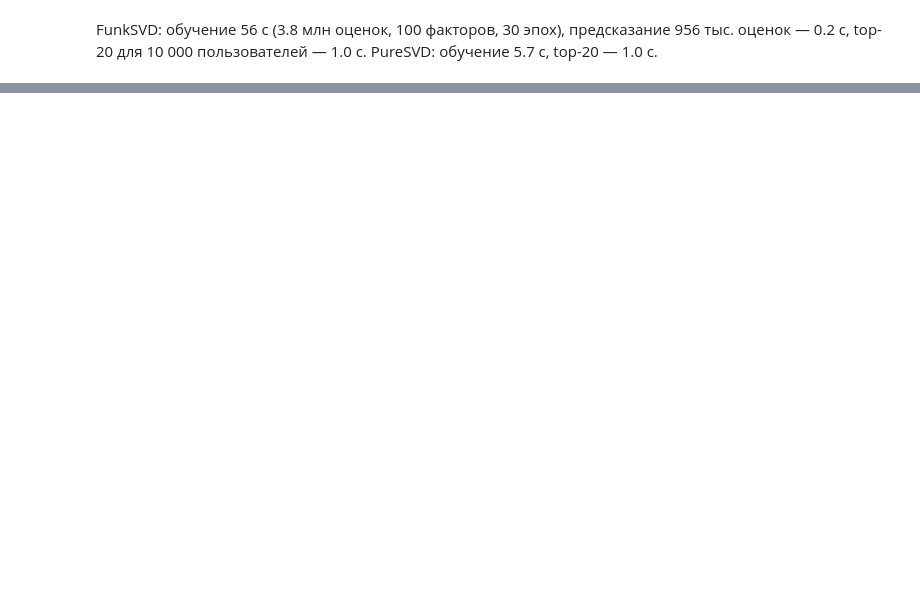
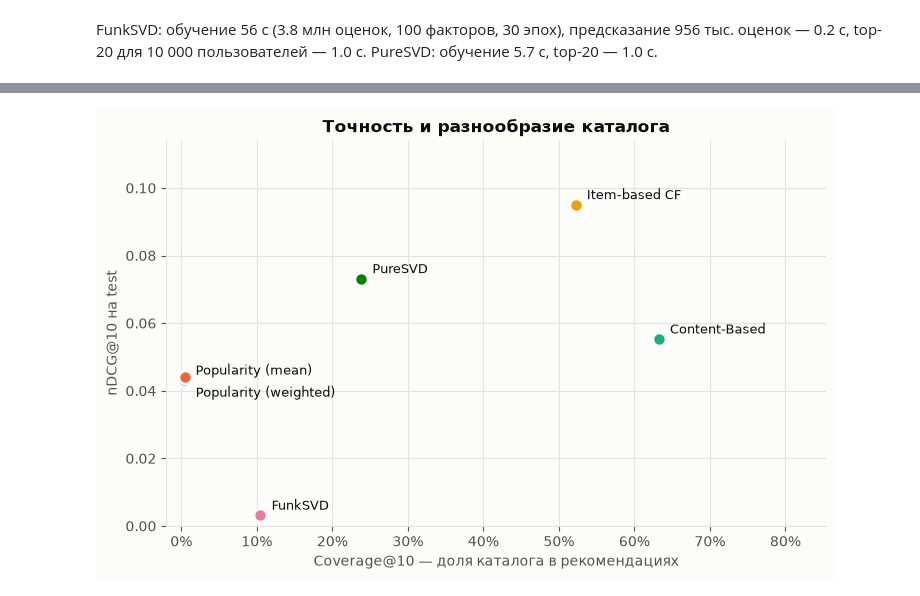
Before and after one commit to a-kapset/Rec_Systems_HW1, a Jupyter notebook: notebooks/goodbooks_recsys.ipynb, the cells around one changed output, grey strips where cells are left out. Saved outputs shown, nothing was run; the diff lists cells and outputs as text; code cells hidden in the pictures; blank space fills up the shorter version.

```diff
--- a/notebooks/goodbooks_recsys.ipynb
+++ b/notebooks/goodbooks_recsys.ipynb
@@ -919,0 +1007,6 @@ FunkSVD: обучение 56 с (3.8 млн оценок, 100 факторов,
+# %%
+fig = plots.plot_coverage_vs_ndcg(test_k10)
+plots.save_figure(fig, "coverage_vs_ndcg")
+plt.show()
+# %% [output]
+[figure, added]
```
Also changed, not shown: parts of 32 cells of this notebook, 11 other files.
